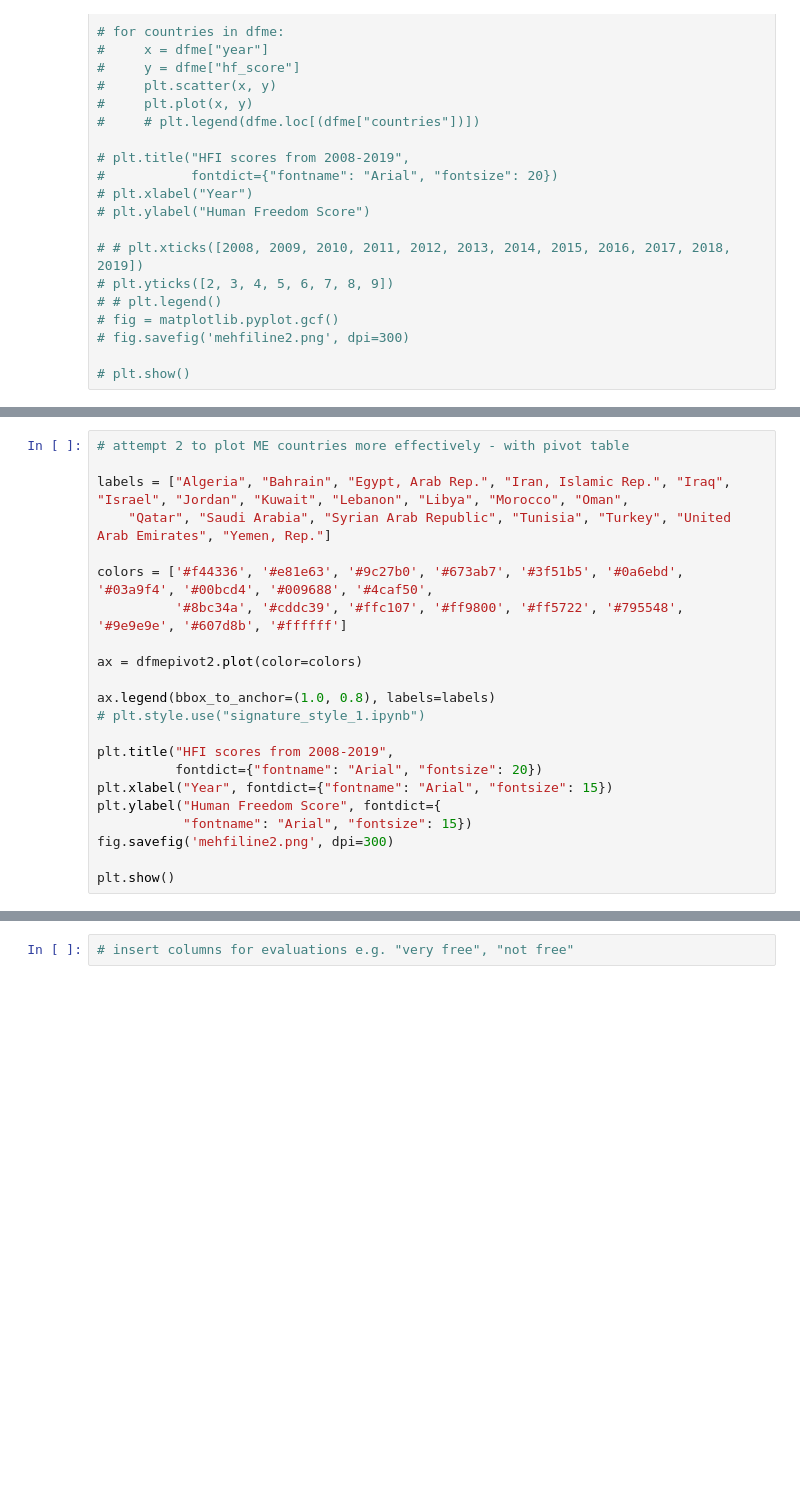
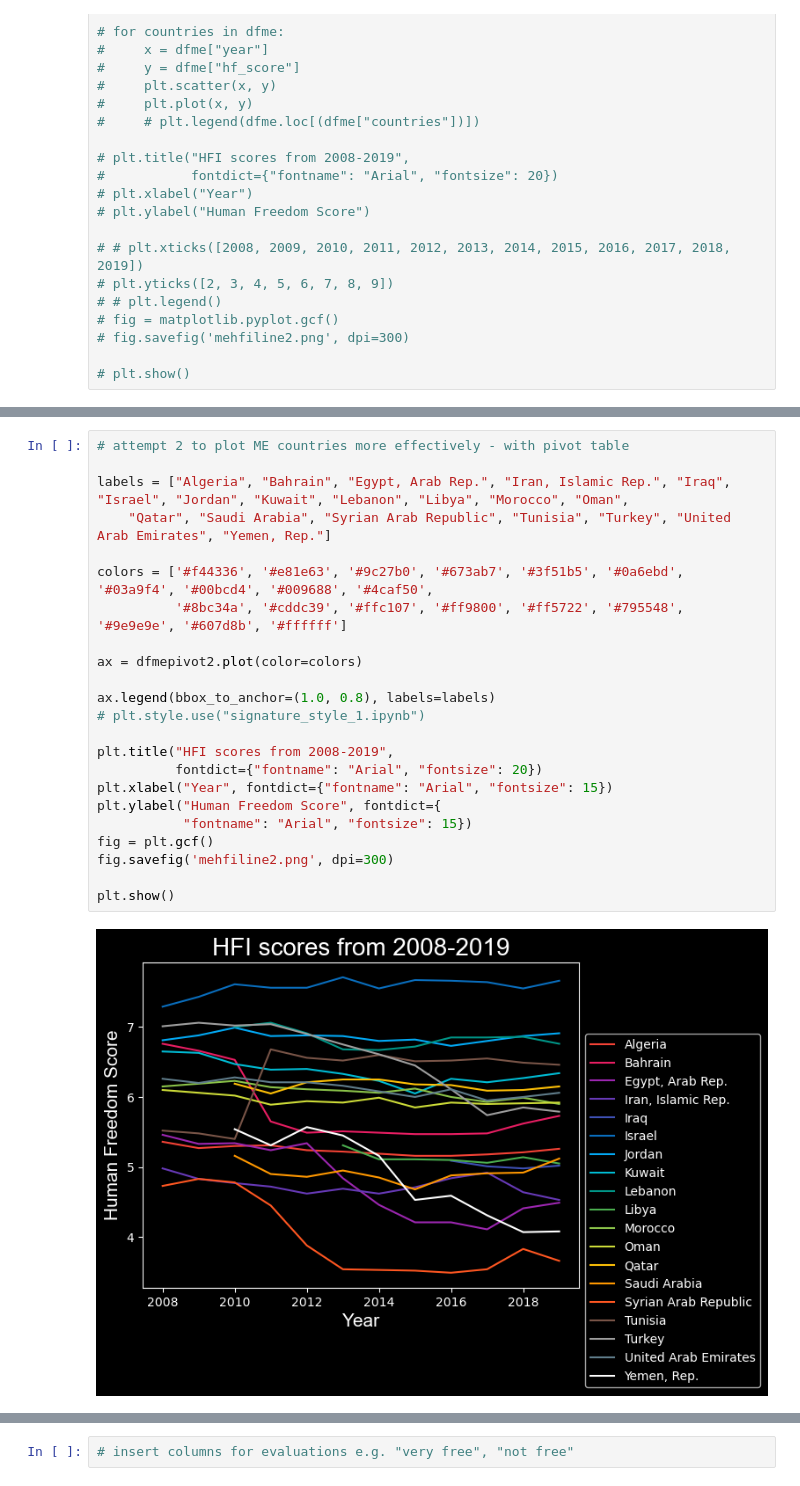
Before and after one commit to NJB7/HumanFreedomIndexProject, a Jupyter notebook: HFIProject.ipynb, the cells around one changed output, grey strips where cells are left out. Drawn from its saved outputs; the diff is of its cells as text; blank space fills up the shorter version.

Commit message:
oct. 2 tidy up images

```diff
--- a/HFIProject.ipynb
+++ b/HFIProject.ipynb
@@ -203,25 +398,28 @@ dfmepivot2
 # %%
 # attempt 2 to plot ME countries more effectively - with pivot table
 
 labels = ["Algeria", "Bahrain", "Egypt, Arab Rep.", "Iran, Islamic Rep.", "Iraq", "Israel", "Jordan", "Kuwait", "Lebanon", "Libya", "Morocco", "Oman",
     "Qatar", "Saudi Arabia", "Syrian Arab Republic", "Tunisia", "Turkey", "United Arab Emirates", "Yemen, Rep."]
 
 colors = ['#f44336', '#e81e63', '#9c27b0', '#673ab7', '#3f51b5', '#0a6ebd', '#03a9f4', '#00bcd4', '#009688', '#4caf50',
           '#8bc34a', '#cddc39', '#ffc107', '#ff9800', '#ff5722', '#795548', '#9e9e9e', '#607d8b', '#ffffff']
 
 ax = dfmepivot2.plot(color=colors)
 
 ax.legend(bbox_to_anchor=(1.0, 0.8), labels=labels)
 # plt.style.use("signature_style_1.ipynb")
 
 plt.title("HFI scores from 2008-2019",
           fontdict={"fontname": "Arial", "fontsize": 20})
 plt.xlabel("Year", fontdict={"fontname": "Arial", "fontsize": 15})
 plt.ylabel("Human Freedom Score", fontdict={
            "fontname": "Arial", "fontsize": 15})
+fig = plt.gcf()
 fig.savefig('mehfiline2.png', dpi=300)
 
 plt.show()
+# %% [output]
+[figure, added]
 # %%
 # this is interesting. Try a box and whisker chart to follow up on the lower outliers.
 
```
Also changed, not shown: parts of 18 cells of this notebook, 7 other files.
